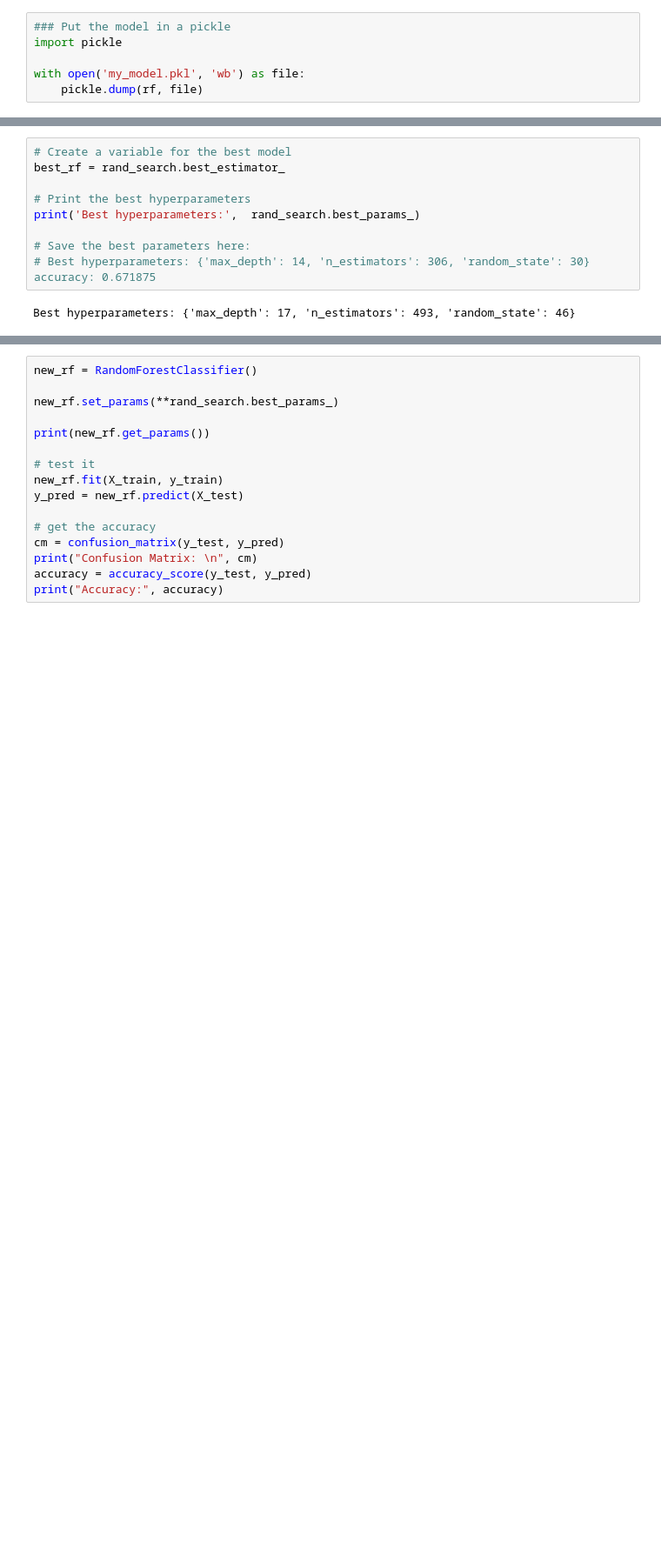
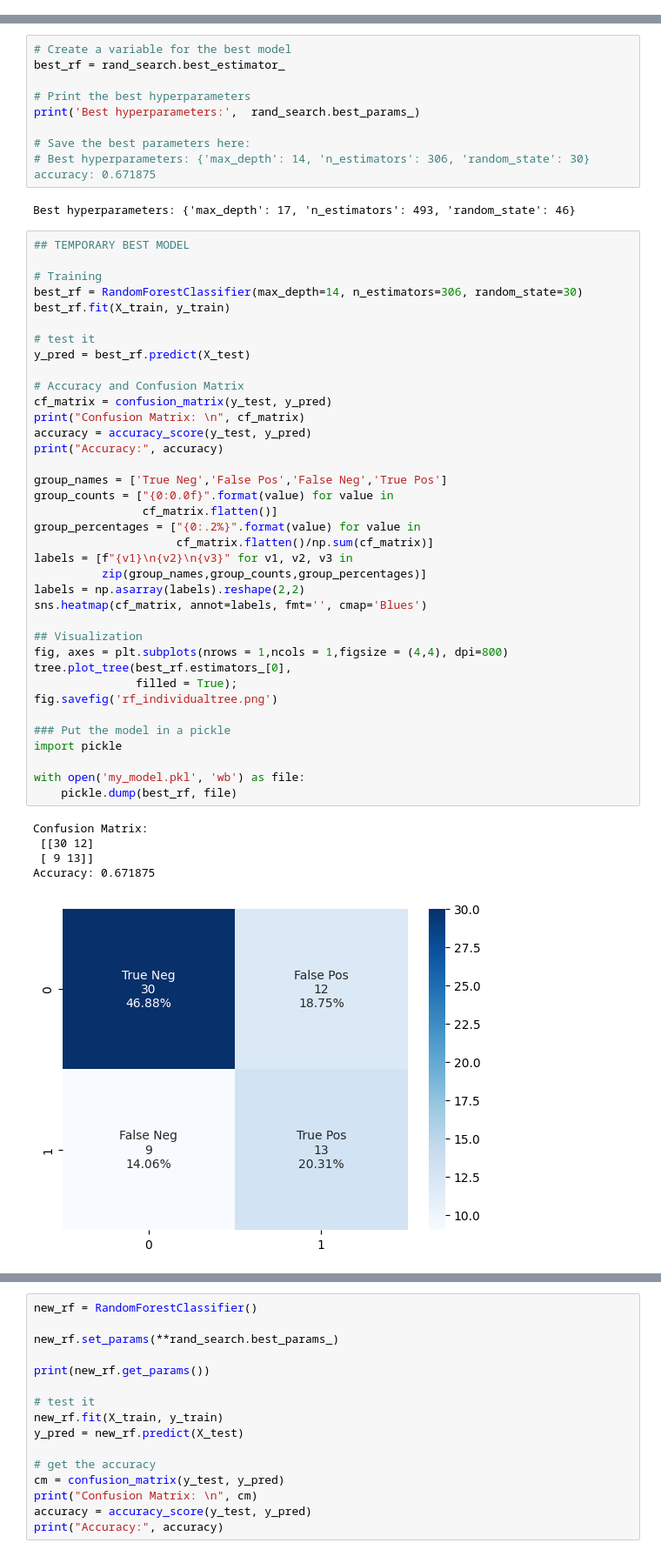
Before and after one commit to Neurotech-Davis/NeuroLingo, a Jupyter notebook: ml_model/RandomForest.ipynb, the cells around one changed output, grey strips where cells are left out. Shown at 87% size. Cells and saved outputs as stored; diff of their text form; blank space fills up the shorter version.

Commit message:
saving new best model + visuals

```diff
--- a/ml_model/RandomForest.ipynb
+++ b/ml_model/RandomForest.ipynb
@@ -88,9 +97,3 @@ Accuracy: 0.609375
-# %%
-### Put the model in a pickle
-import pickle
-
-with open('my_model.pkl', 'wb') as file:
-    pickle.dump(rf, file)
 # %%
 # for new data, define new data and it should be in the same shape as X_train: 2456
 predictions = rf.predict(new_data)
@@ -136,3 +133,46 @@ print('Best hyperparameters:',  rand_search.best_params_)
 # Best hyperparameters: {'max_depth': 14, 'n_estimators': 306, 'random_state': 30} accuracy: 0.671875
 # %% [output]
 Best hyperparameters: {'max_depth': 17, 'n_estimators': 493, 'random_state': 46}
+# %%
+## TEMPORARY BEST MODEL
+
+# Training
+best_rf = RandomForestClassifier(max_depth=14, n_estimators=306, random_state=30)
+best_rf.fit(X_train, y_train)
+
+# test it
+y_pred = best_rf.predict(X_test)
+
+# Accuracy and Confusion Matrix
+cf_matrix = confusion_matrix(y_test, y_pred)
+print("Confusion Matrix: \n", cf_matrix)
+accuracy = accuracy_score(y_test, y_pred)
+print("Accuracy:", accuracy)
+
+group_names = ['True Neg','False Pos','False Neg','True Pos']
+group_counts = ["{0:0.0f}".format(value) for value in
+                cf_matrix.flatten()]
+group_percentages = ["{0:.2%}".format(value) for value in
+                     cf_matrix.flatten()/np.sum(cf_matrix)]
+labels = [f"{v1}\n{v2}\n{v3}" for v1, v2, v3 in
+          zip(group_names,group_counts,group_percentages)]
+labels = np.asarray(labels).reshape(2,2)
+sns.heatmap(cf_matrix, annot=labels, fmt='', cmap='Blues')
+
+## Visualization
+fig, axes = plt.subplots(nrows = 1,ncols = 1,figsize = (4,4), dpi=800)
+tree.plot_tree(best_rf.estimators_[0],
+               filled = True);
+fig.savefig('rf_individualtree.png')
+
+### Put the model in a pickle
+import pickle
+
+with open('my_model.pkl', 'wb') as file:
+    pickle.dump(best_rf, file)
+# %% [output]
+Confusion Matrix:
+ [[30 12]
+ [ 9 13]]
+Accuracy: 0.671875
+[figure, added]
```
Also changed, not shown: parts of 7 cells of this notebook, 3 other files.
